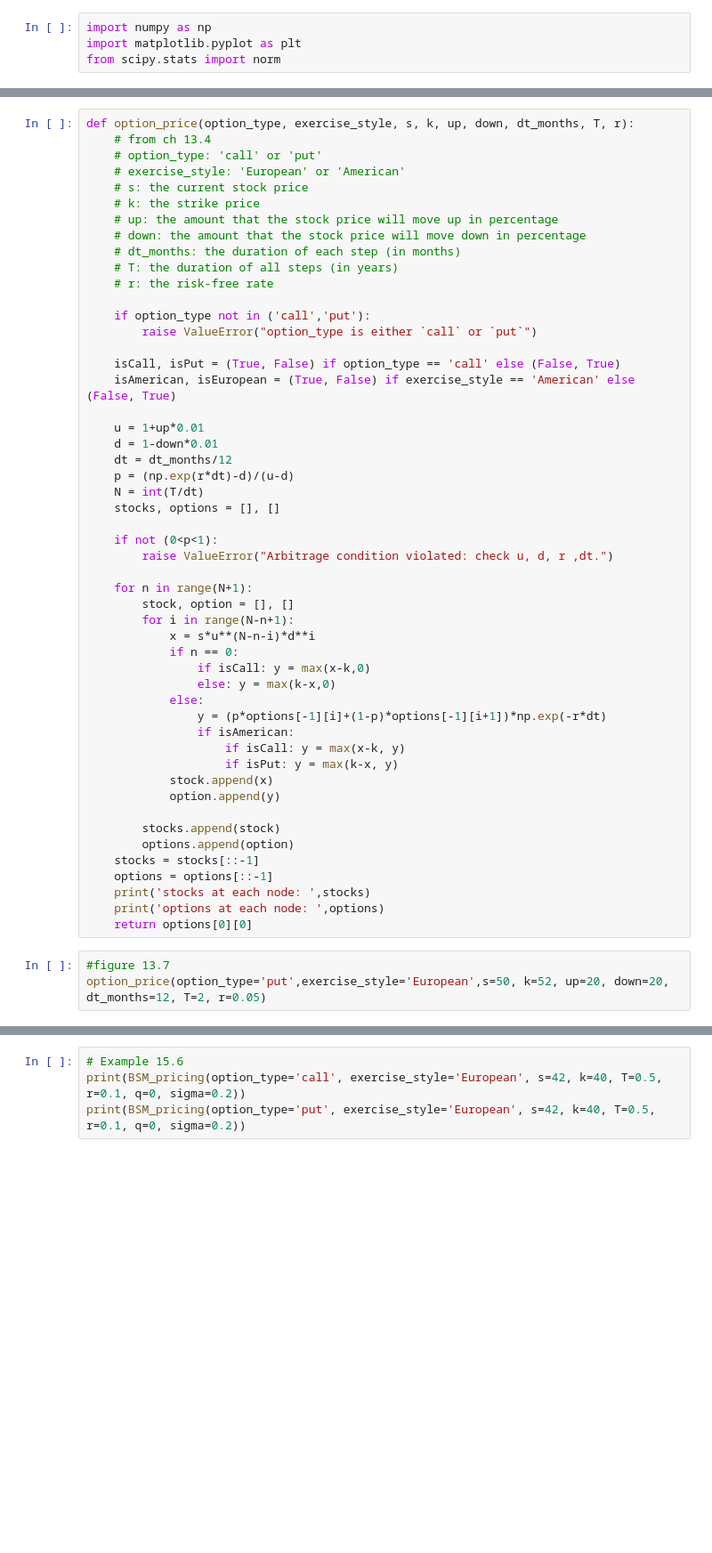
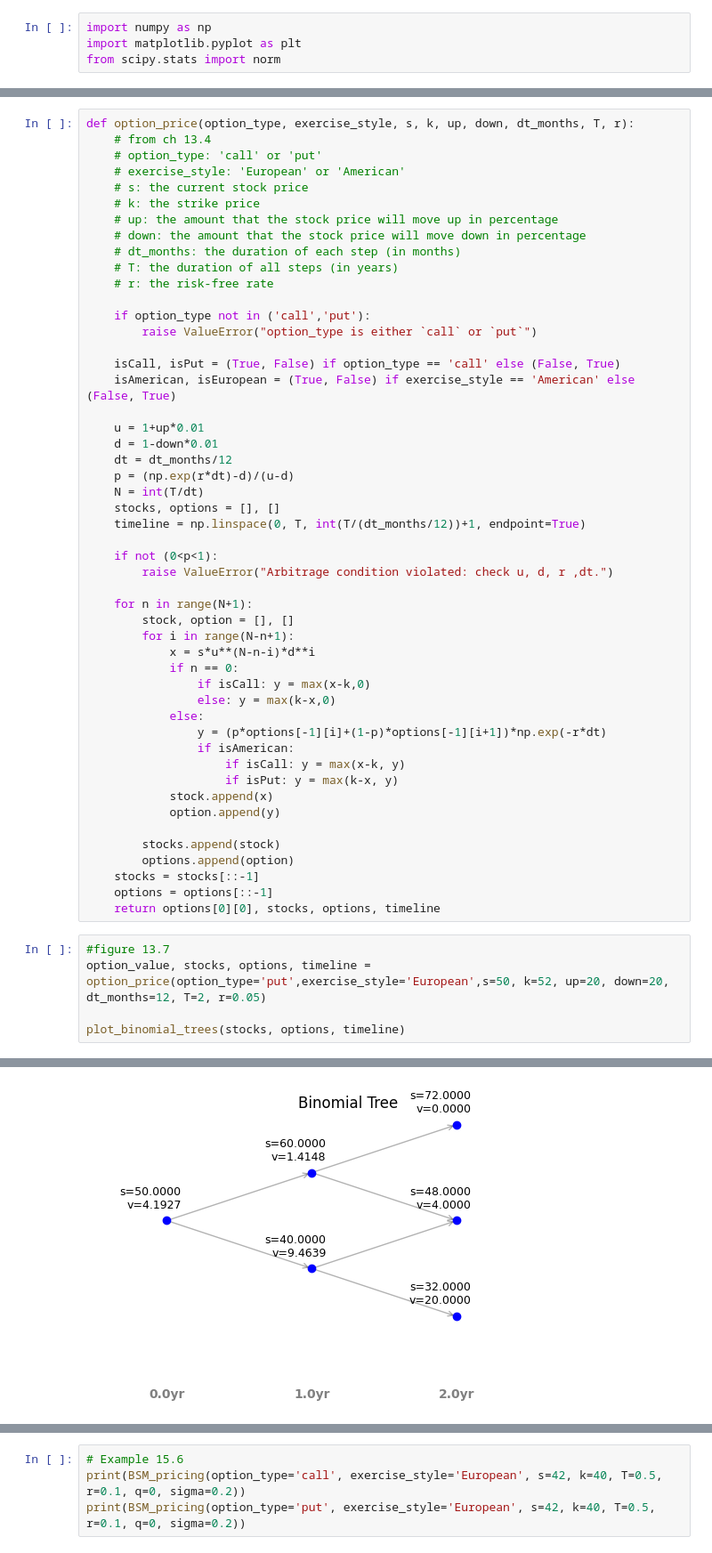
Before and after one commit to hsiuhsil/options_futures_derivatives, a Jupyter notebook: Binomial Trees.ipynb, the cells around one changed output, grey strips where cells are left out. Shown at 89% size. Drawn from its saved outputs; the diff is of its cells as text; blank space fills up the shorter version.

```diff
--- a/Binomial Trees.ipynb
+++ b/Binomial Trees.ipynb
@@ -61,6 +80,7 @@ def option_price(option_type, exercise_style, s, k, up, down, dt_months, T, r):
     p = (np.exp(r*dt)-d)/(u-d)
     N = int(T/dt)
     stocks, options = [], []
+    timeline = np.linspace(0, T, int(T/(dt_months/12))+1, endpoint=True)
 
     if not (0<p<1):
         raise ValueError("Arbitrage condition violated: check u, d, r ,dt.")
@@ -84,10 +104,10 @@ def option_price(option_type, exercise_style, s, k, up, down, dt_months, T, r):
         options.append(option)
     stocks = stocks[::-1]
     options = options[::-1]
-    print('stocks at each node: ',stocks)
-    print('options at each node: ',options)
-    return options[0][0]
+    return options[0][0], stocks, options, timeline
 # %%
 #figure 13.7
-option_price(option_type='put',exercise_style='European',s=50, k=52, up=20, down=20, dt_months=12, T=2, r=0.05)
+option_value, stocks, options, timeline = option_price(option_type='put',exercise_style='European',s=50, k=52, up=20, down=20, dt_months=12, T=2, r=0.05)
+
+plot_binomial_trees(stocks, options, timeline)
 # %% [output]
@@ -97,2 +114,3 @@ np.float64(4.1926542806038585)
+[figure, added]
 # %%
 #figure 13.8
```
Also changed, not shown: parts of 8 cells of this notebook.
